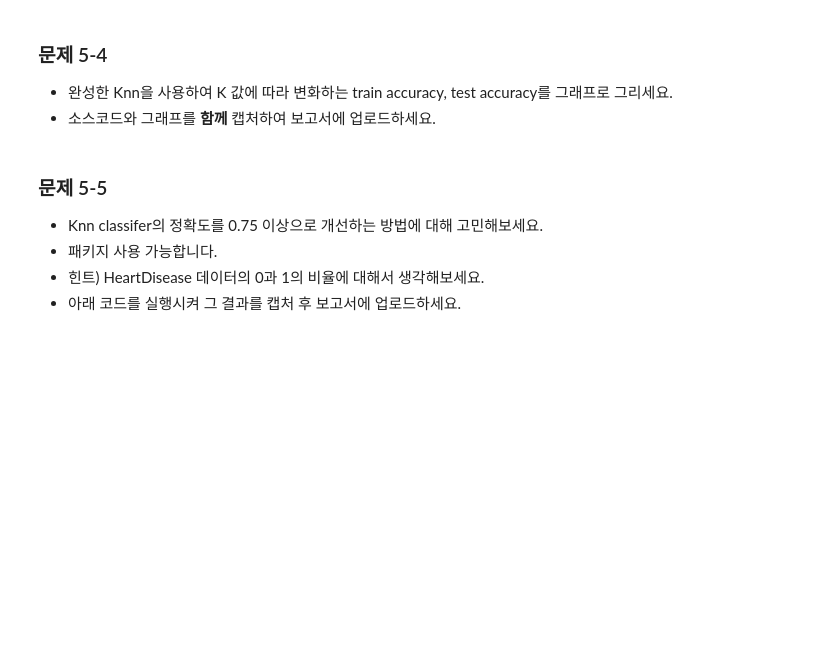
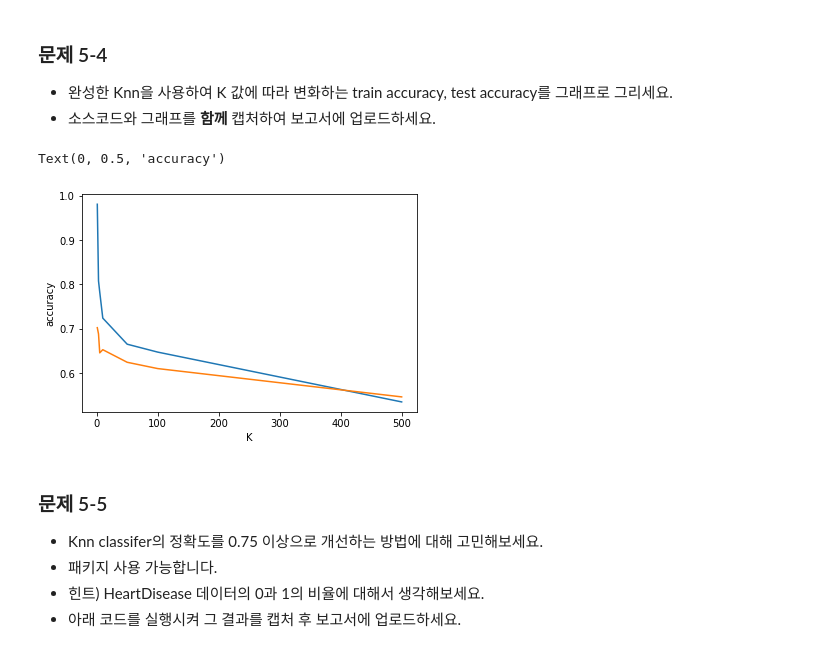
Before and after one commit to K-osA/2022S-ML, a Jupyter notebook: HW1_ipynb의_사본.ipynb, the cells around one changed output. Saved outputs shown, nothing was run; the diff lists cells and outputs as text; code cells hidden in the pictures; blank space fills up the shorter version.

```diff
--- a/HW1_ipynb의_사본.ipynb
+++ b/HW1_ipynb의_사본.ipynb
@@ -166,0 +323,5 @@ data_clean.head()
+# %%
+data_clean.loc[data_clean['Sex']=='M', 'Sex'] = 0 # M 찾으면 그 row의 Sex column을 0으로 바꿈
+data_clean.loc[data_clean['Sex']=='F', 'Sex'] = 1 # F 찾으면 그 row의 Sex column을 1로 바꿈
+
+data_clean.head()
@@ -171,0 +338,5 @@ data_clean.head()
+# %%
+data_clean.loc[data_clean['ExerciseAngina']=='N', 'ExerciseAngina'] = 0 # N 찾으면 그 row의 ExerciseAngina column을 0으로 바꿈
+data_clean.loc[data_clean['ExerciseAngina']=='Y', 'ExerciseAngina'] = 1 # Y 찾으면 그 row의 ExerciseAngina column을 1로 바꿈
+
+data_clean.head()
@@ -272,13 +508,14 @@ class Knn():
             ## distance는 dictionary
             ## dist() 구현 => 문제 5-1
             distance = self.dist(self.X, test.loc[i])
-
             ################  문제 5-2  ####################
             # 소스코드를 입력하고 캡처 후 보고서에 업로드하세요.
             # 코드 시작과 코드 끝 라인을 삭제하지 마세요.
             ################ 코드 시작  #####################
-
-                            # 코드 작성
+            labels=[] # labels는 list(dictionary가 들어갈것이다.)
+            sorted_distance= sorted(distance.items(), key=lambda x: x[1]) # dist가 낮은 순으로 정렬(x상에서 0은 index, 1은 dist)
+            for j in range(self.k): # k 갯수만큼의 dist가 있을 것임.
+              labels.append(sorted_distance[j]) # labels list에 정렬된 dist를 순서대로 추가.
 
             ################ 코드 끝  #######################
             ###############################################
@@ -309,9 +546,7 @@ class Knn():
         # 소스코드를 입력하고 캡처 후 보고서에 업로드하세요.
         # 코드 시작과 코드 끝 라인을 삭제하지 마세요.
         ################ 코드 시작  #####################
-
-                        # 코드 작성
-
+          dist_dict[i] = np.linalg.norm(X.loc[i] - y) # X의 i row와 y의 Euclidean dist를 구하여 dictionary에 추가.
         ################ 코드 끝  ######################
         ##############################################
 
@@ -327,8 +562,18 @@ class Knn():
       # 소스코드를 입력하고 캡처 후 보고서에 업로드하세요.
       # 코드 시작과 코드 끝 라인을 삭제하지 마세요.
       ################ 코드 시작  #####################
+      zero = 0 # heartdisease가 0인 갯수
+      one = 0 # heartdisease가 1인 갯수
+      for label in labels: # labels 갯수만큼 반복
+        if self.y[label[0]] == 0: # label 인덱스가 가리키는 y_train(heartdisease)이 0이라면
+          zero += 1 # zero를 1 더함.
+        elif self.y[label[0]] == 1: # label 인덱스가 가리키는 y_train(heartdisease)이 1이라면
+          one += 1 # one을 1 더함.
 
-                    # 코드 작성
+      if zero > one: # 0이 더많으면
+        selected = 0 # selected는 0
+      else: # 1이 더많으면
+        selected = 1 # selected는 1
 
       ################ 코드 끝  ######################
       ##############################################
@@ -356,22 +603,33 @@ accuracy_score(y_test, result)
 # %%
 K = [1, 3, 5, 10, 50, 100, 500]
 train_acc = []
 test_acc = []
 
 ################  문제 5-4  ####################
 # 소스코드를 입력하고 캡처 후 보고서에 업로드하세요.
 # 코드 시작과 코드 끝 라인을 삭제하지 마세요.
 ################ 코드 시작  #####################
 
-# 소스코드를 입력하고 그래프와 함께 캡처 후 보고서에 업로드 하세요
+for k in K: # K 순회
+  classifier = Knn(k) # k값에 따른 classifier 생성
+  classifier.fit(X_train, y_train) # Knn Class self 설정
+
+  result_X_train = classifier.predict(X_train) # train set에 대해 predict 진행
+  result_X_test = classifier.predict(X_test) # test set에 대해 predict 진행
+
+  train_acc.append(accuracy_score(y_train, result_X_train)) # train set의 실제 label과 예측한 label의 score를 계산한 후 train_acc에 추가.
+  test_acc.append(accuracy_score(y_test, result_X_test)) # test set의 실제 label과 예측한 label의 score를 계산한 후 test_acc에 추가.
 
 ################ 코드 끝  ######################
 # x축을 K값, y축을 정확도로하여 K에 대한 train, test의 정확도에 대한 그래프 생성
 plt.figure()
 plt.plot(K, train_acc, label='train accuracy')
 plt.plot(K, test_acc, label='test accuracy')
 plt.xlabel('K')
 plt.ylabel('accuracy')
+# %% [output]
+Text(0, 0.5, 'accuracy')
+[figure, added]
 # %% [markdown]
 ### 문제 5-5
 * Knn classifer의 정확도를 0.75 이상으로 개선하는 방법에 대해 고민해보세요.
```
Also changed, not shown: parts of 41 cells of this notebook.
